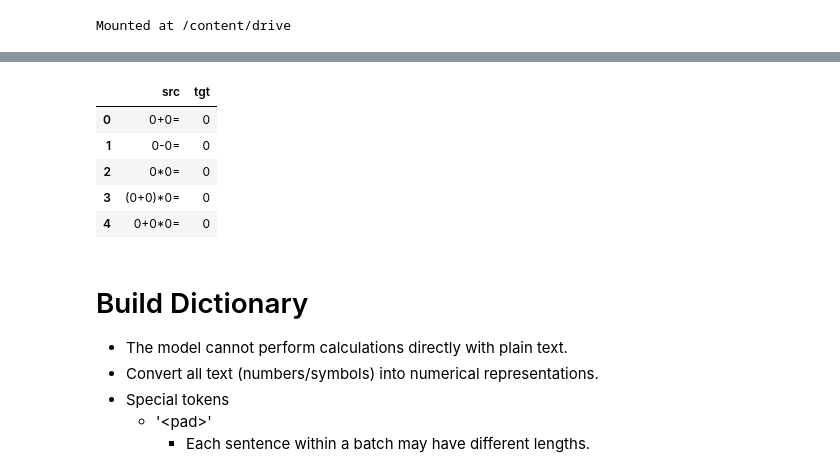
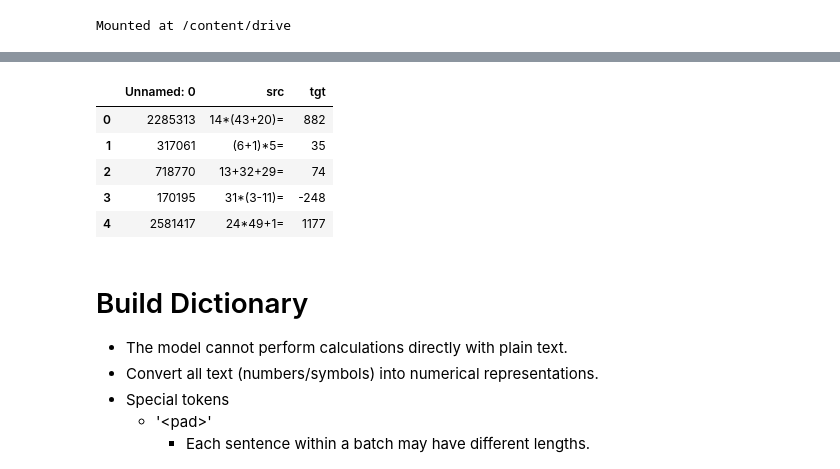
Before and after one commit to Ha1ion/2025_NLP_HW2, a Jupyter notebook: nlp_hw2.ipynb, the cells around one changed output, grey strips where cells are left out. Drawn from its saved outputs; the diff is of its cells as text; code cells hidden in the pictures.

```diff
--- a/nlp_hw2.ipynb
+++ b/nlp_hw2.ipynb
@@ -31,14 +51,15 @@ data_path = './data'
 # %%
+data_path = '/content/drive/MyDrive/2025_NLP_HW2'
 df_train = pd.read_csv(os.path.join(data_path, 'arithmetic_train.csv'))
 df_eval = pd.read_csv(os.path.join(data_path, 'arithmetic_eval.csv'))
 df_train.head()
 # %% [output]
-|  | src | tgt |
-| 0 | 0+0= | 0 |
-| 1 | 0-0= | 0 |
-| 2 | 0*0= | 0 |
-| 3 | (0+0)*0= | 0 |
-| 4 | 0+0*0= | 0 |
+|  | Unnamed: 0 | src | tgt |
+| 0 | 2285313 | 14*(43+20)= | 882 |
+| 1 | 317061 | (6+1)*5= | 35 |
+| 2 | 718770 | 13+32+29= | 74 |
+| 3 | 170195 | 31*(3-11)= | -248 |
+| 4 | 2581417 | 24*49+1= | 1177 |
 # %%
 # transform the input data to string
 df_train['tgt'] = df_train['tgt'].apply(lambda x: str(x))
```
Also changed, not shown: parts of 12 cells of this notebook.
